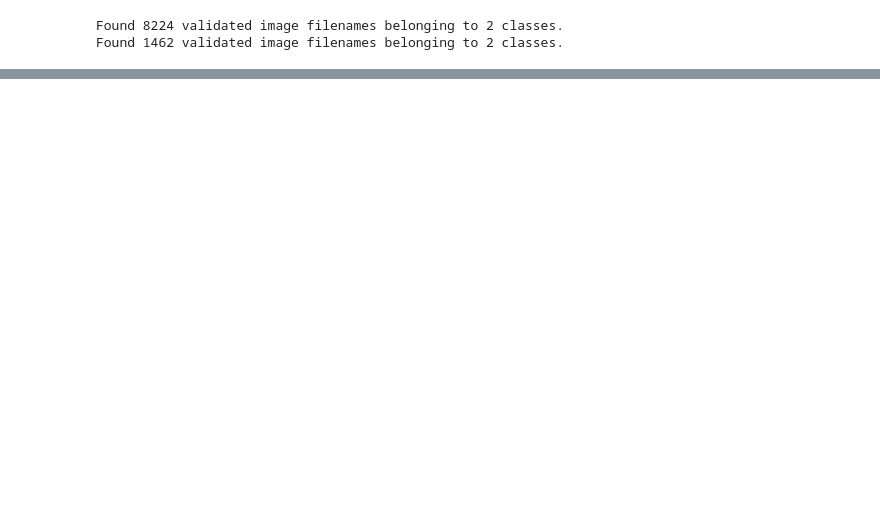
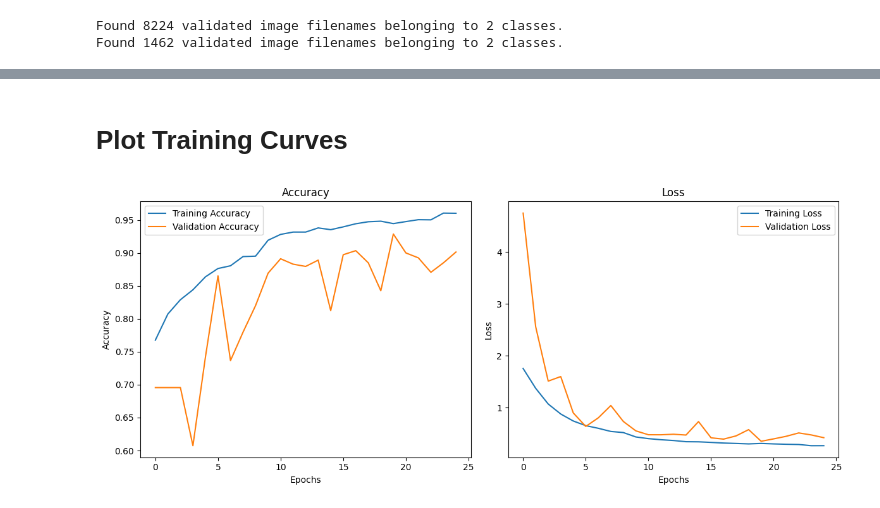
Before and after one commit to junaidhashmi1/Image_Classification_Code_Repo_Project, a Jupyter notebook: Breast_Cancer_Image_Classification.ipynb, the cells around one changed output, grey strips where cells are left out. Drawn from its saved outputs; the diff is of its cells as text; code cells hidden in the pictures; blank space fills up the shorter version.

```diff
--- a/Breast_Cancer_Image_Classification.ipynb
+++ b/Breast_Cancer_Image_Classification.ipynb
@@ -339 +350,41 @@ Epoch 16/50
 WARNING:absl:You are saving your model as an HDF5 file via `model.save()` or `keras.saving.save_model(model)`. This file format is considered legacy. We recommend using instead the native Keras format ...
+# %% [markdown]
+# Plot Training Curves
+# %%
+# Plot training curves
+def plot_training_curves(history):
+    # Extract metrics from the history object
+    acc = history.history['accuracy']
+    val_acc = history.history['val_accuracy']
+    loss = history.history['loss']
+    val_loss = history.history['val_loss']
+
+    # Create a figure
+    plt.figure(figsize=(12, 5))
+
+    # Plot accuracy
+    plt.subplot(1, 2, 1)
+    plt.plot(acc, label='Training Accuracy')
+    plt.plot(val_acc, label='Validation Accuracy')
+    plt.title('Accuracy')
+    plt.xlabel('Epochs')
+    plt.ylabel('Accuracy')
+    plt.legend()
+
+    # Plot loss
+    plt.subplot(1, 2, 2)
+    plt.plot(loss, label='Training Loss')
+    plt.plot(val_loss, label='Validation Loss')
+    plt.title('Loss')
+    plt.xlabel('Epochs')
+    plt.ylabel('Loss')
+    plt.legend()
+
+    # Show plots
+    plt.tight_layout()
+    plt.show()
+
+# Calling the function to plot training curves
+plot_training_curves(history)
+# %% [output]
+[figure, added]
```
Also changed, not shown: parts of 36 cells of this notebook.
